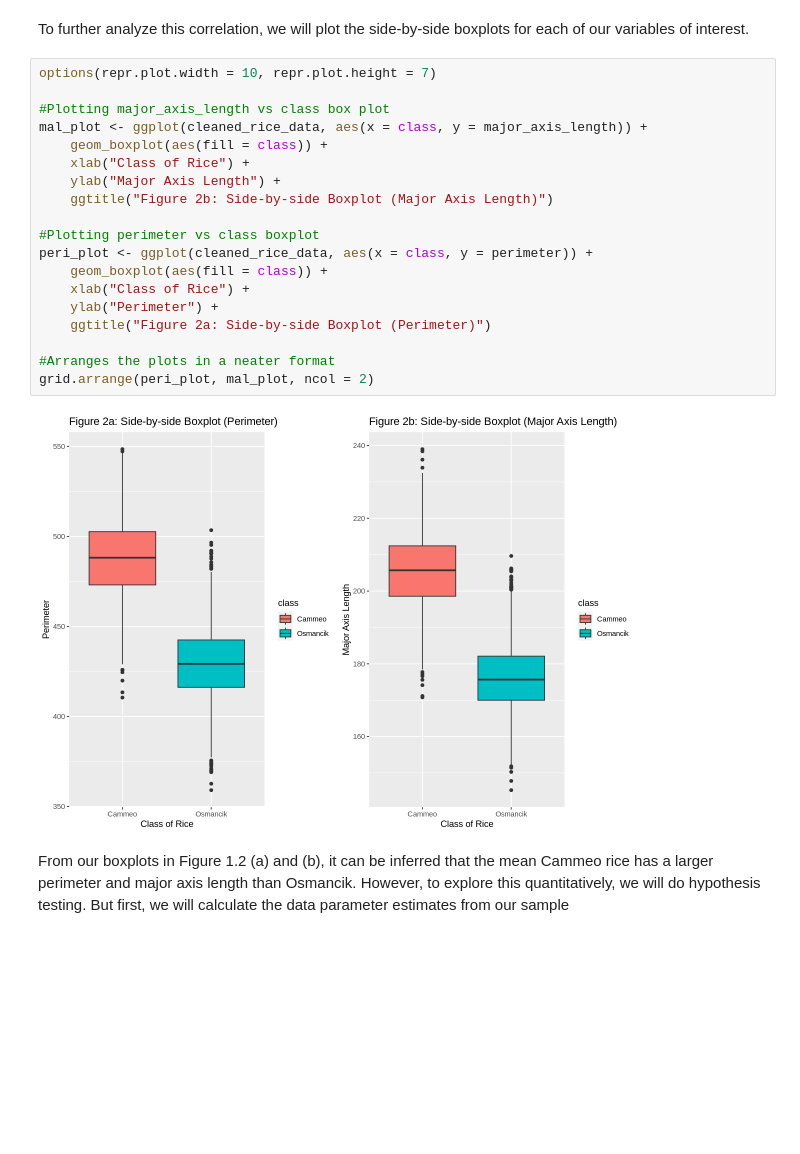
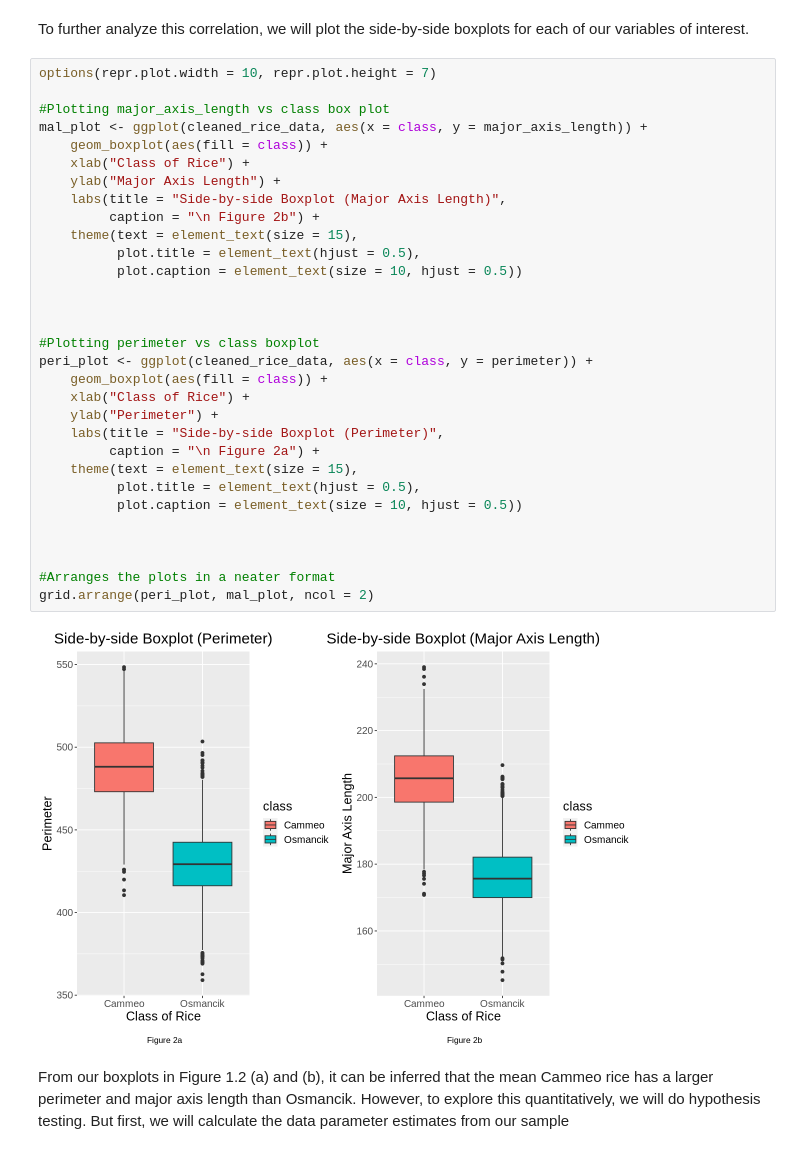
Before and after one commit to yun-sky/STAT-201-Project, a Jupyter notebook: mainproposal (1).ipynb, the cells around one changed output. Saved outputs shown, nothing was run; the diff lists cells and outputs as text; blank space fills up the shorter version.

Commit message:
Plot Changes

```diff
--- a/mainproposal (1).ipynb
+++ b/mainproposal (1).ipynb
@@ -106,24 +92,36 @@ ERROR: Error in select(rice_data, perimeter, major_axis_length, class): could no
 # %%
 options(repr.plot.width = 10, repr.plot.height = 7)
 
 #Plotting major_axis_length vs class box plot
 mal_plot <- ggplot(cleaned_rice_data, aes(x = class, y = major_axis_length)) +
     geom_boxplot(aes(fill = class)) +
     xlab("Class of Rice") +
     ylab("Major Axis Length") +
-    ggtitle("Figure 2b: Side-by-side Boxplot (Major Axis Length)")
+    labs(title = "Side-by-side Boxplot (Major Axis Length)",
+         caption = "\n Figure 2b") +
+    theme(text = element_text(size = 15),
+          plot.title = element_text(hjust = 0.5),
+          plot.caption = element_text(size = 10, hjust = 0.5))
+
+
 
 #Plotting perimeter vs class boxplot
 peri_plot <- ggplot(cleaned_rice_data, aes(x = class, y = perimeter)) +
     geom_boxplot(aes(fill = class)) +
     xlab("Class of Rice") +
     ylab("Perimeter") +
-    ggtitle("Figure 2a: Side-by-side Boxplot (Perimeter)")
+    labs(title = "Side-by-side Boxplot (Perimeter)",
+         caption = "\n Figure 2a") +
+    theme(text = element_text(size = 15),
+          plot.title = element_text(hjust = 0.5),
+          plot.caption = element_text(size = 10, hjust = 0.5))
+
+
 
 #Arranges the plots in a neater format
 grid.arrange(peri_plot, mal_plot, ncol = 2)
 # %% [output]
-[figure, old version]
+[figure, new version]
 # %% [markdown]
 From our boxplots in Figure 1.2 (a) and (b), it can be inferred that the mean Cammeo rice has a larger perimeter and major axis length than Osmancik. However, to explore this quantitatively, we will do hypothesis testing. But first, we will calculate the data parameter estimates from our sample
 # %% [markdown]
```
Also changed, not shown: parts of 4 cells of this notebook.
